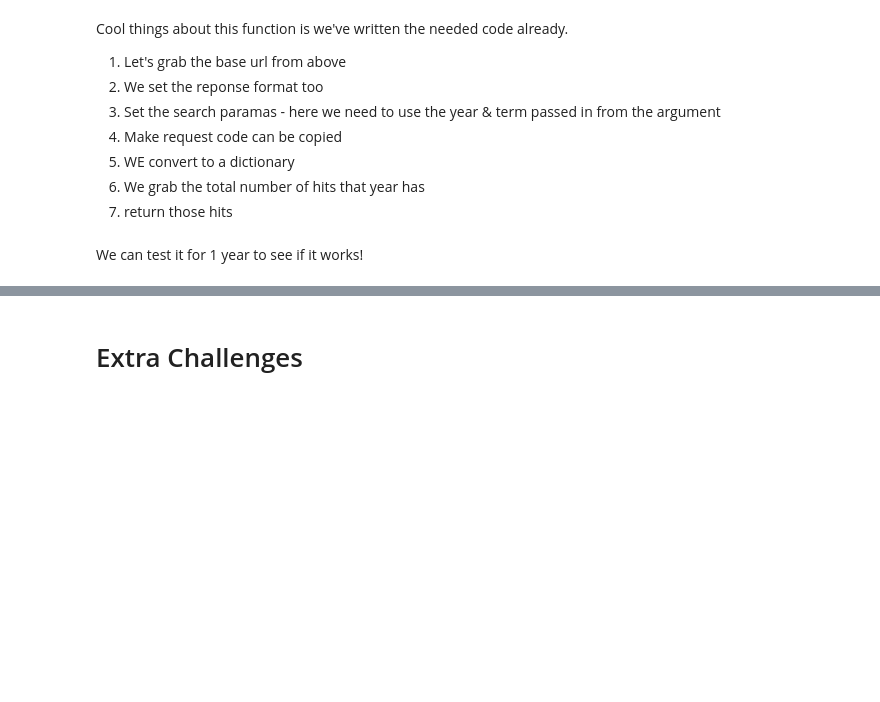
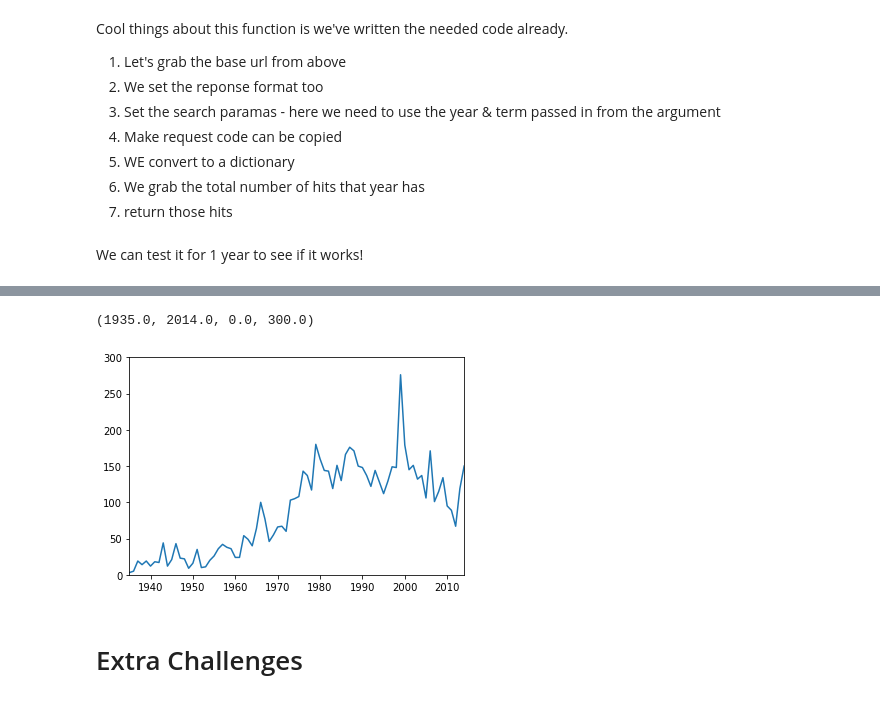
Before and after one commit to ucla-data-science-center/scrape-interwebz, a Jupyter notebook: 1_APIs/3_api_workbook.ipynb, the cells around one changed output, grey strips where cells are left out. Cells and saved outputs as stored; diff of their text form; code cells hidden in the pictures; blank space fills up the shorter version.

```diff
--- a/1_APIs/3_api_workbook.ipynb
+++ b/1_APIs/3_api_workbook.ipynb
@@ -48,7 +50,7 @@ In the following example, we can create an entry called 'firstName' and assign t
 Photo: [Wikipedia](https://en.wikipedia.org/wiki/JSON)
 # %%
 # set key
-key="JbPRNv59Mp7GKwRdAVDJcvWHghWQX6G7"
+key="q9gEI9x50x7Bta6N76frd0xNpxSURGQG"
 
 # set base url
 base_url="http://api.nytimes.com/svc/search/v2/articlesearch"
@@ -329,0 +389,4 @@ Yes! we need to write a loop and store the results of the hits for reuse.
+# %%
+# collect data
+years = range(1930, 2015)
+years
@@ -330,8 +397,5 @@ Yes! we need to write a loop and store the results of the hits for reuse.
 # %%
-# collect data
-years = range(2010, 2015)
-years
-
 all_duke = []
 for year in years:
     all_duke.append(get_api_hits("Duke Ellington", year))
+    time.sleep(6)
@@ -340,7 +412,10 @@ Finally, we should show this off!
 # %%
 %matplotlib inline
 plt.plot(years, all_duke)
-plt.axis([2010, 2015, 0, 200])
+plt.axis([1935, 2014, 0, 300])
+# %% [output]
+(1935.0, 2014.0, 0.0, 300.0)
+[figure, added]
 # %% [markdown]
 # Extra Challenges
 # %% [markdown]
```
Also changed, not shown: parts of 22 cells of this notebook.
